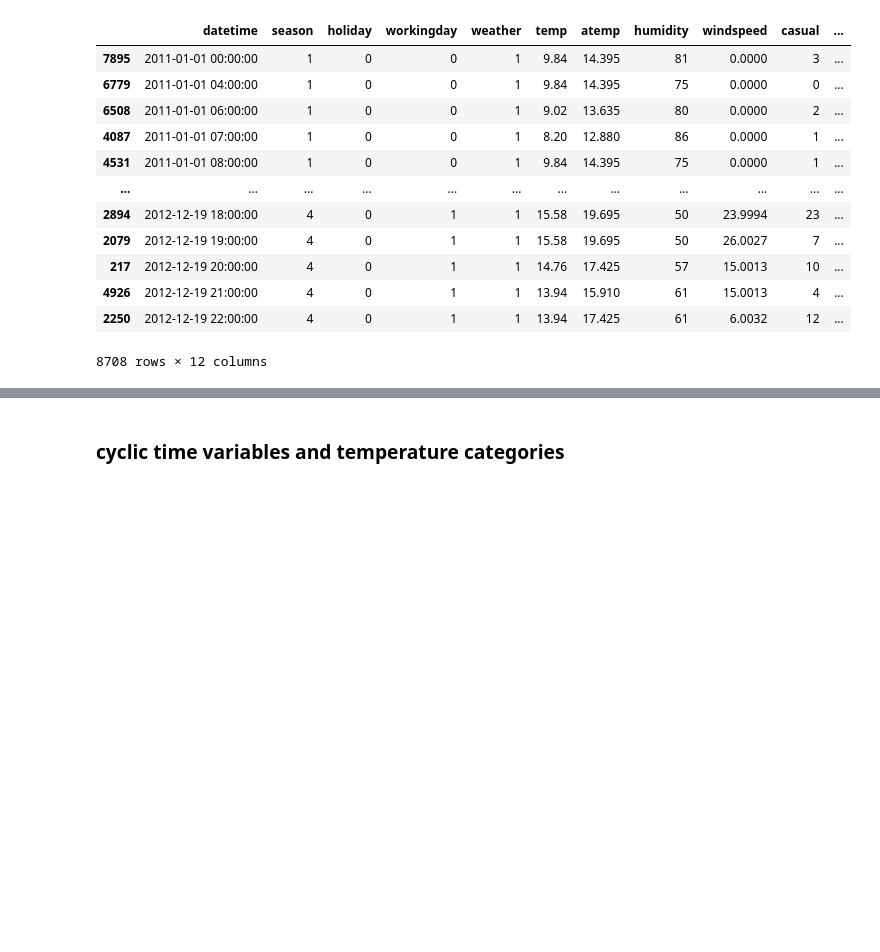
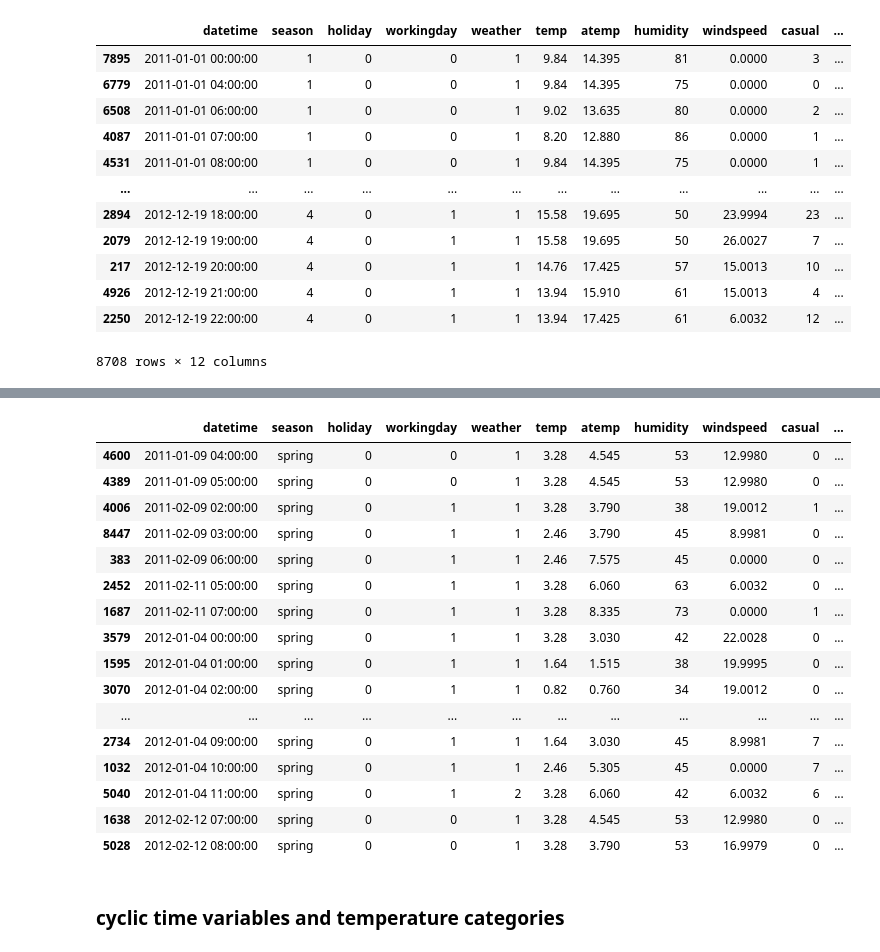
Before and after one commit to Altoidnerd/coinflip, a Jupyter notebook: eda1_feature_interactions.ipynb, the cells around one changed output, grey strips where cells are left out. Cells and saved outputs as stored; diff of their text form; code cells hidden in the pictures; blank space fills up the shorter version.

```diff
--- a/eda1_feature_interactions.ipynb
+++ b/eda1_feature_interactions.ipynb
@@ -169,3 +181,23 @@ NameError: name 'df' is not defined
+# %%
+df[df.temp_cat=='freezing']
+# %% [output]
+|  | datetime | season | holiday | workingday | weather | temp | atemp | humidity | windspeed | casual | ... |
+| 4600 | 2011-01-09 04:00:00 | spring | 0 | 0 | 1 | 3.28 | 4.545 | 53 | 12.9980 | 0 | ... |
+| 4389 | 2011-01-09 05:00:00 | spring | 0 | 0 | 1 | 3.28 | 4.545 | 53 | 12.9980 | 0 | ... |
+| 4006 | 2011-02-09 02:00:00 | spring | 0 | 1 | 1 | 3.28 | 3.790 | 38 | 19.0012 | 1 | ... |
+| 8447 | 2011-02-09 03:00:00 | spring | 0 | 1 | 1 | 2.46 | 3.790 | 45 | 8.9981 | 0 | ... |
+| 383 | 2011-02-09 06:00:00 | spring | 0 | 1 | 1 | 2.46 | 7.575 | 45 | 0.0000 | 0 | ... |
+| 2452 | 2011-02-11 05:00:00 | spring | 0 | 1 | 1 | 3.28 | 6.060 | 63 | 6.0032 | 0 | ... |
+| 1687 | 2011-02-11 07:00:00 | spring | 0 | 1 | 1 | 3.28 | 8.335 | 73 | 0.0000 | 1 | ... |
+| 3579 | 2012-01-04 00:00:00 | spring | 0 | 1 | 1 | 3.28 | 3.030 | 42 | 22.0028 | 0 | ... |
+| 1595 | 2012-01-04 01:00:00 | spring | 0 | 1 | 1 | 1.64 | 1.515 | 38 | 19.9995 | 0 | ... |
+| 3070 | 2012-01-04 02:00:00 | spring | 0 | 1 | 1 | 0.82 | 0.760 | 34 | 19.0012 | 0 | ... |
+| ... | ... | ... | ... | ... | ... | ... | ... | ... | ... | ... | ... |
+| 2734 | 2012-01-04 09:00:00 | spring | 0 | 1 | 1 | 1.64 | 3.030 | 45 | 8.9981 | 7 | ... |
+| 1032 | 2012-01-04 10:00:00 | spring | 0 | 1 | 1 | 2.46 | 5.305 | 45 | 0.0000 | 7 | ... |
+| 5040 | 2012-01-04 11:00:00 | spring | 0 | 1 | 2 | 3.28 | 6.060 | 42 | 6.0032 | 6 | ... |
+| 1638 | 2012-02-12 07:00:00 | spring | 0 | 0 | 1 | 3.28 | 4.545 | 53 | 12.9980 | 0 | ... |
+| 5028 | 2012-02-12 08:00:00 | spring | 0 | 0 | 1 | 3.28 | 3.790 | 53 | 16.9979 | 0 | ... |
 # %% [markdown]
 ### cyclic time variables and temperature categories
 # %%
```
Also changed, not shown: parts of 1 cell of this notebook.
